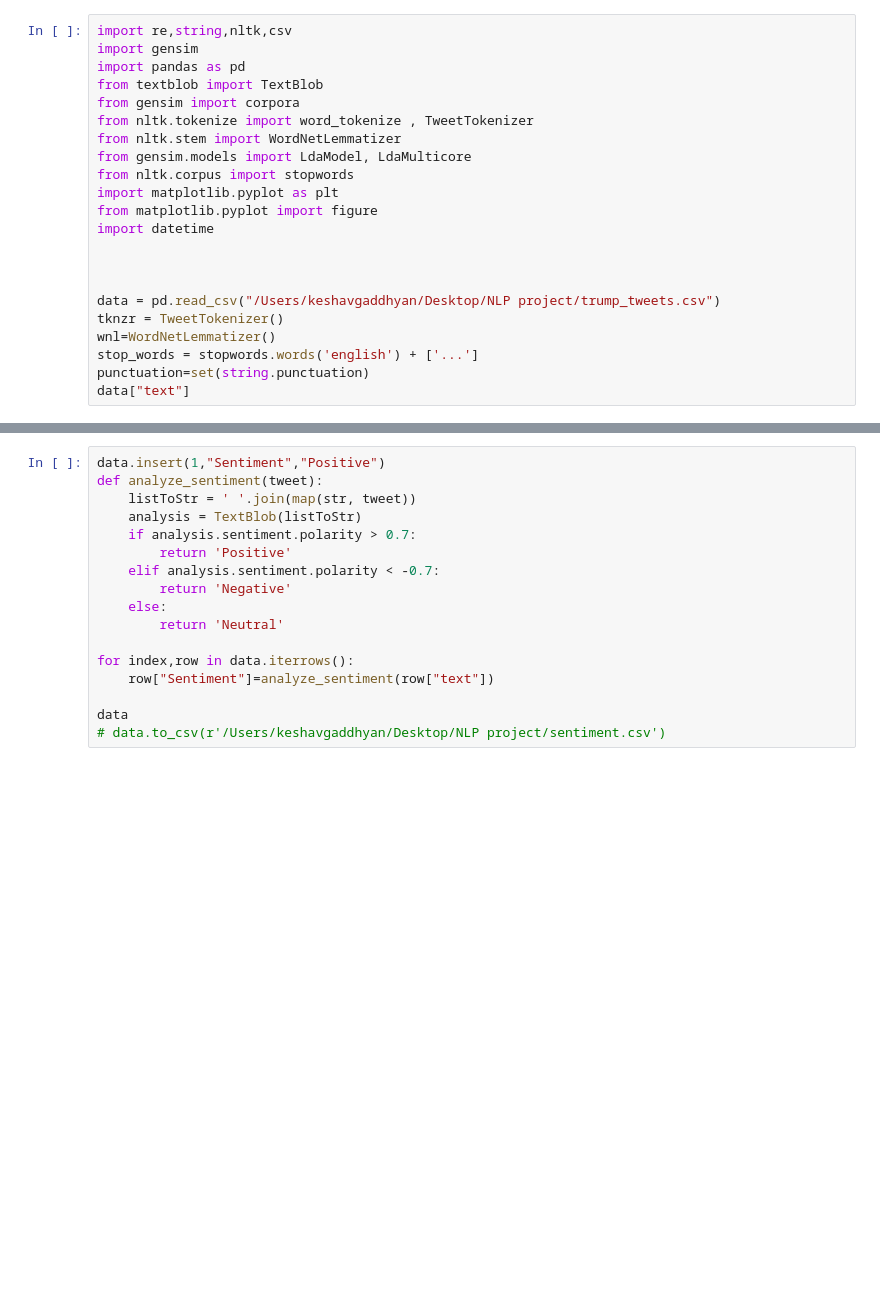
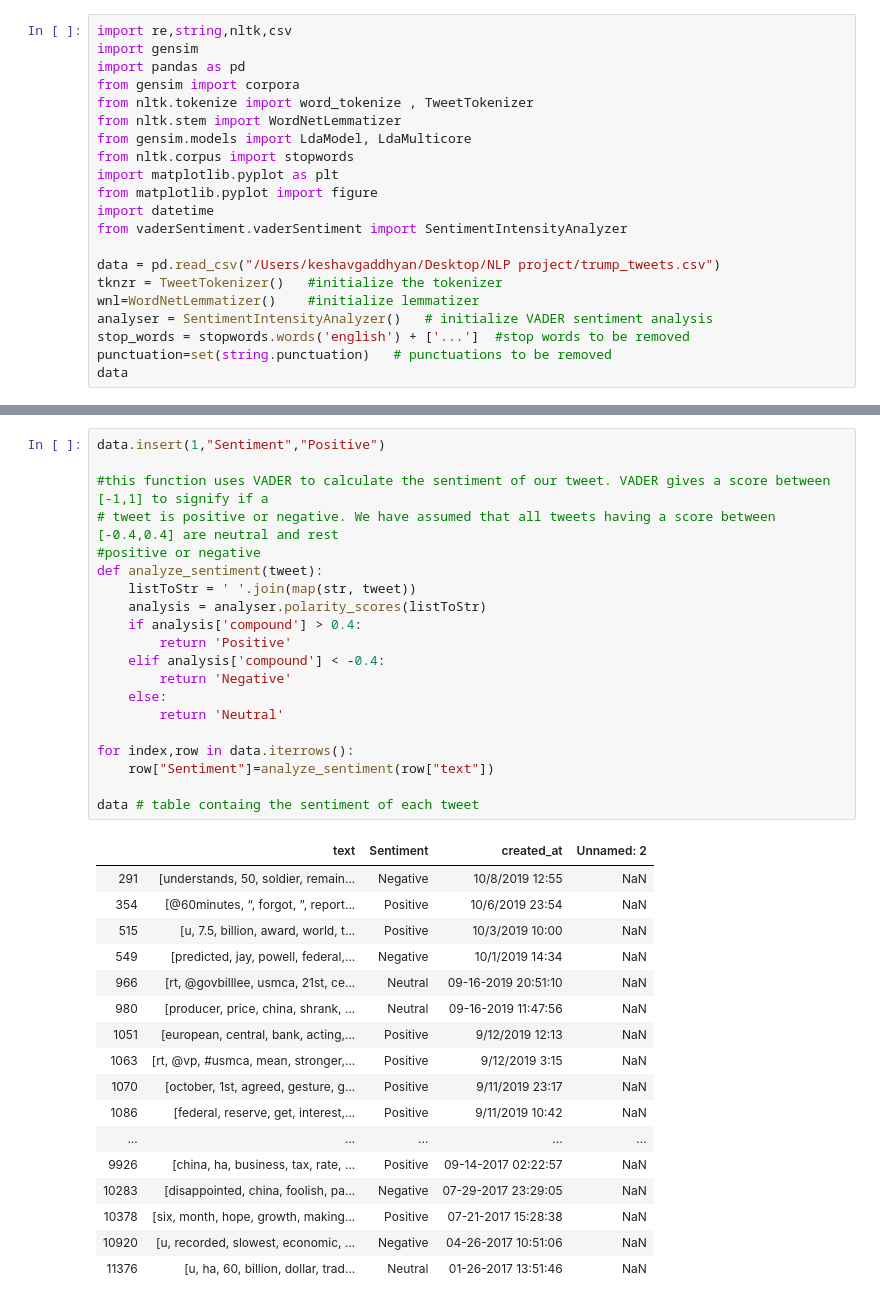
Before and after one commit to keshavgaddhyan/nlp-twitter-sentiment, a Jupyter notebook: nlp.ipynb, the cells around one changed output, grey strips where cells are left out. Cells and saved outputs as stored; diff of their text form; blank space fills up the shorter version.

```diff
--- a/nlp.ipynb
+++ b/nlp.ipynb
@@ -2,7 +2,6 @@
 import re,string,nltk,csv
 import gensim
 import pandas as pd
-from textblob import TextBlob
 from gensim import corpora
 from nltk.tokenize import word_tokenize , TweetTokenizer
 from nltk.stem import WordNetLemmatizer
@@ -11,13 +10,13 @@ from nltk.corpus import stopwords
 import matplotlib.pyplot as plt
 from matplotlib.pyplot import figure
 import datetime
-
-
+from vaderSentiment.vaderSentiment import SentimentIntensityAnalyzer
 
 data = pd.read_csv("/Users/keshavgaddhyan/Desktop/NLP project/trump_tweets.csv")
-tknzr = TweetTokenizer()
-wnl=WordNetLemmatizer()
-stop_words = stopwords.words('english') + ['...']
-punctuation=set(string.punctuation)
-data["text"]
+tknzr = TweetTokenizer()   #initialize the tokenizer
+wnl=WordNetLemmatizer()    #initialize lemmatizer
+analyser = SentimentIntensityAnalyzer()   # initialize VADER sentiment analysis
+stop_words = stopwords.words('english') + ['...']  #stop words to be removed
+punctuation=set(string.punctuation)   # punctuations to be removed
+data
 # %% [output]
@@ -108,17 +130,38 @@ data
 # %%
 data.insert(1,"Sentiment","Positive")
+
+#this function uses VADER to calculate the sentiment of our tweet. VADER gives a score between [-1,1] to signify if a
+# tweet is positive or negative. We have assumed that all tweets having a score between [-0.4,0.4] are neutral and rest
+#positive or negative
 def analyze_sentiment(tweet):
     listToStr = ' '.join(map(str, tweet))
-    analysis = TextBlob(listToStr)
-    if analysis.sentiment.polarity > 0.7:
+    analysis = analyser.polarity_scores(listToStr)
+    if analysis['compound'] > 0.4:
         return 'Positive'
-    elif analysis.sentiment.polarity < -0.7:
+    elif analysis['compound'] < -0.4:
         return 'Negative'
     else:
         return 'Neutral'
 
 for index,row in data.iterrows():
     row["Sentiment"]=analyze_sentiment(row["text"])
 
-data
-# data.to_csv(r'/Users/keshavgaddhyan/Desktop/NLP project/sentiment.csv')
+data # table containg the sentiment of each tweet
+# %% [output]
+|  | text | Sentiment | created_at | Unnamed: 2 |
+| 291 | [understands, 50, soldier, remain... | Negative | 10/8/2019 12:55 | NaN |
+| 354 | [@60minutes, “, forgot, ”, report... | Positive | 10/6/2019 23:54 | NaN |
+| 515 | [u, 7.5, billion, award, world, t... | Positive | 10/3/2019 10:00 | NaN |
+| 549 | [predicted, jay, powell, federal,... | Negative | 10/1/2019 14:34 | NaN |
+| 966 | [rt, @govbilllee, usmca, 21st, ce... | Neutral | 09-16-2019 20:51:10 | NaN |
+| 980 | [producer, price, china, shrank, ... | Neutral | 09-16-2019 11:47:56 | NaN |
+| 1051 | [european, central, bank, acting,... | Positive | 9/12/2019 12:13 | NaN |
+| 1063 | [rt, @vp, #usmca, mean, stronger,... | Positive | 9/12/2019 3:15 | NaN |
+| 1070 | [october, 1st, agreed, gesture, g... | Positive | 9/11/2019 23:17 | NaN |
+| 1086 | [federal, reserve, get, interest,... | Positive | 9/11/2019 10:42 | NaN |
+| ... | ... | ... | ... | ... |
+| 9926 | [china, ha, business, tax, rate, ... | Positive | 09-14-2017 02:22:57 | NaN |
+| 10283 | [disappointed, china, foolish, pa... | Negative | 07-29-2017 23:29:05 | NaN |
+| 10378 | [six, month, hope, growth, making... | Positive | 07-21-2017 15:28:38 | NaN |
+| 10920 | [u, recorded, slowest, economic, ... | Negative | 04-26-2017 10:51:06 | NaN |
+| 11376 | [u, ha, 60, billion, dollar, trad... | Neutral | 01-26-2017 13:51:46 | NaN |
```
Also changed, not shown: parts of 9 cells of this notebook.
